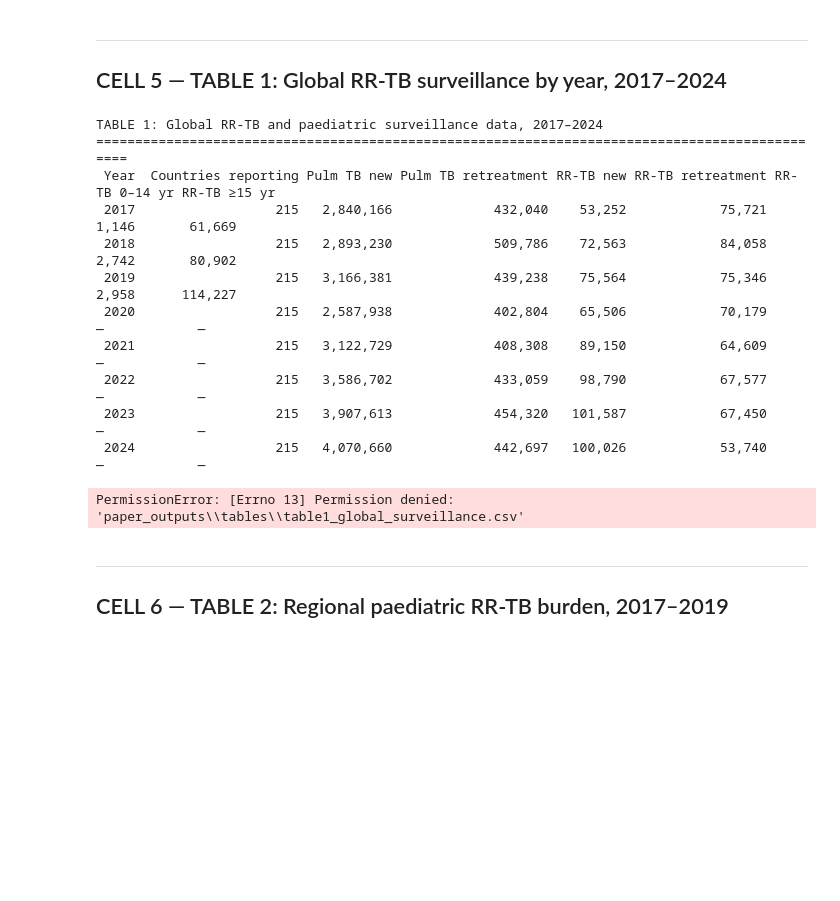
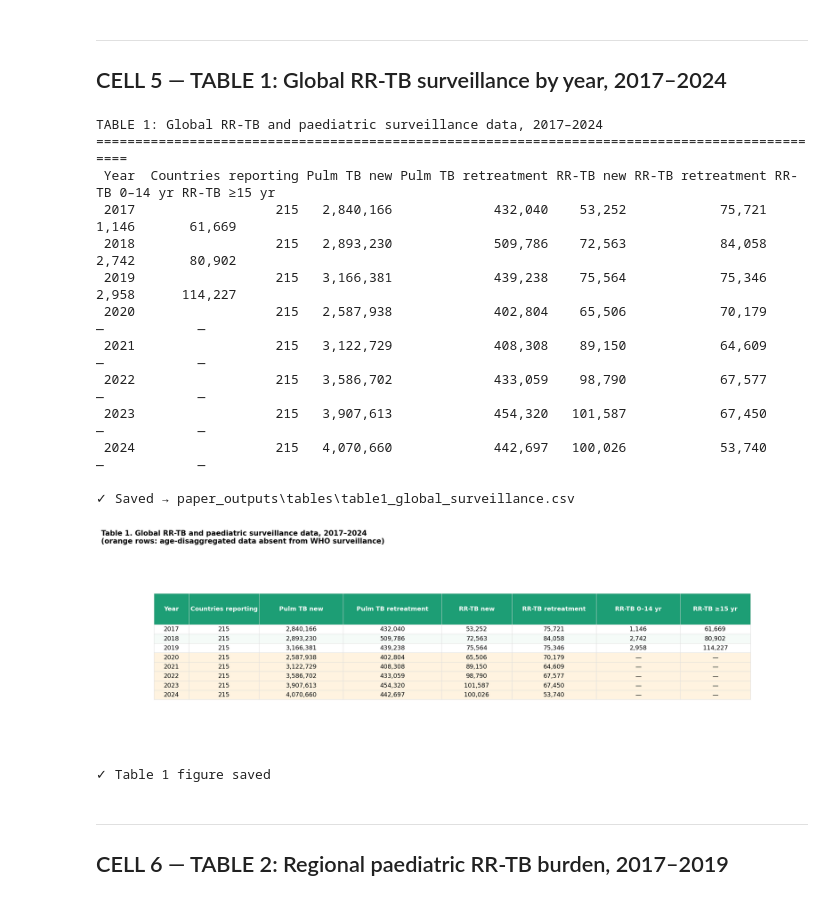
Before and after one commit to AvichandraSingh/Python_Code_Drug-Resistant_Tuberculosis_Children, a Jupyter notebook: paediatric_rrtb_analysis.ipynb, the cells around one changed output. Drawn from its saved outputs; the diff is of its cells as text; code cells hidden in the pictures; blank space fills up the shorter version.

```diff
--- a/paediatric_rrtb_analysis.ipynb
+++ b/paediatric_rrtb_analysis.ipynb
@@ -346,7 +346,7 @@ t1_disp['Year'] = t1_disp['Year'].astype(int)
 print("TABLE 1: Global RR-TB and paediatric surveillance data, 2017–2024")
 print("=" * 95)
 print(t1_disp.to_string(index=False))
-t1_disp.to_csv(TABS_DIR / 'table1_global_surveillance.csv', index=False)
+# t1_disp.to_csv(TABS_DIR / 'table1_global_surveillance.csv', index=False)
 print(f"\n✓ Saved → {TABS_DIR / 'table1_global_surveillance.csv'}")
 
 # ── Publication-quality table figure ─────────────────────────────────────────
@@ -368,34 +368,37 @@ for (r, c), cell in tbl.get_celld().items():
         cell.set_height(0.16)
     elif r % 2 == 0:
         cell.set_facecolor('#F5FBF8')
     else:
         cell.set_facecolor('white')
     # Highlight missing-data rows (2020+)
     if r > 0 and int(t1_disp.iloc[r - 1]['Year']) >= 2020:
         cell.set_facecolor('#FFF3E0')
     cell.set_edgecolor('#DDDDDD')
     cell.set_linewidth(0.5)
 ax.set_title(
     'Table 1. Global RR-TB and paediatric surveillance data, 2017–2024\n'
     '(orange rows: age-disaggregated data absent from WHO surveillance)',
     fontsize=10, fontweight='bold', pad=8, loc='left')
 plt.tight_layout()
 plt.savefig(FIGS_DIR / 'table1_global_surveillance.png')
 plt.show()
 print("✓ Table 1 figure saved")
 # %% [output]
 TABLE 1: Global RR-TB and paediatric surveillance data, 2017–2024
 ===============================================================================================
  Year  Countries reporting Pulm TB new Pulm TB retreatment RR-TB new RR-TB retreatment RR-TB 0–14 yr RR-TB ≥15 yr
  2017                  215   2,840,166             432,040    53,252            75,721         1,146       61,669
  2018                  215   2,893,230             509,786    72,563            84,058         2,742       80,902
  2019                  215   3,166,381             439,238    75,564            75,346         2,958      114,227
  2020                  215   2,587,938             402,804    65,506            70,179             —            —
  2021                  215   3,122,729             408,308    89,150            64,609             —            —
  2022                  215   3,586,702             433,059    98,790            67,577             —            —
  2023                  215   3,907,613             454,320   101,587            67,450             —            —
  2024                  215   4,070,660             442,697   100,026            53,740             —            —
+
+✓ Saved → paper_outputs\tables\table1_global_surveillance.csv
+[figure, added]
-PermissionError: [Errno 13] Permission denied: 'paper_outputs\\tables\\table1_global_surveillance.csv'
+✓ Table 1 figure saved
 # %% [markdown]
 ---
 ## CELL 6 — TABLE 2: Regional paediatric RR-TB burden, 2017–2019
```
Also changed, not shown: parts of 3 cells of this notebook.
